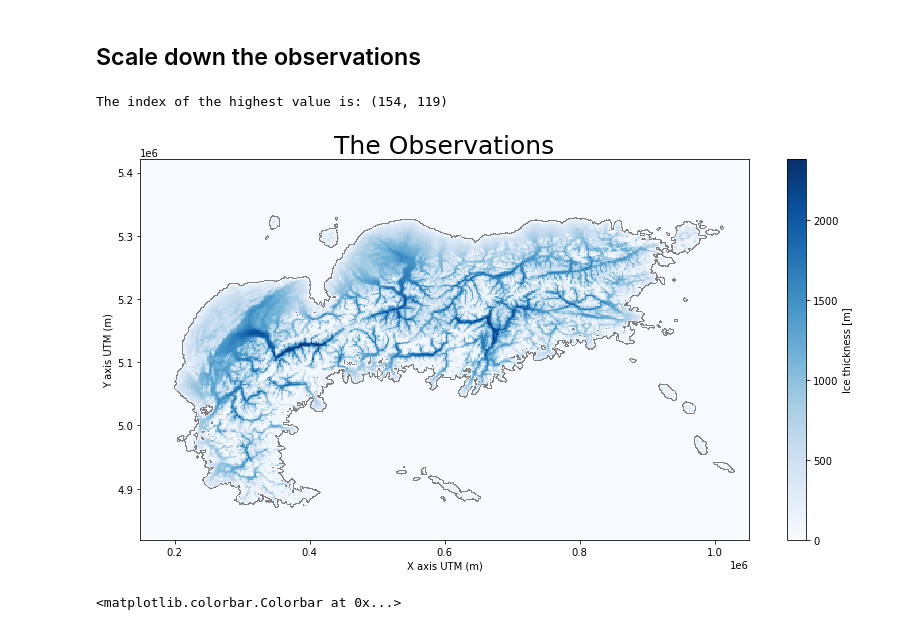
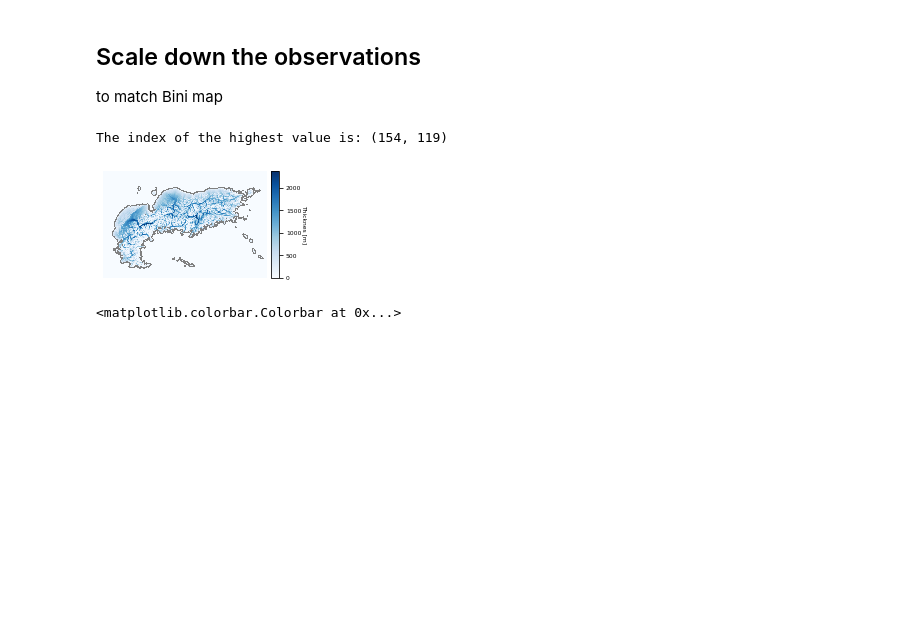
Before and after one commit to kejdilleshi/PaleoClimateRecon, a Jupyter notebook: Inversion/TestInversionResult.ipynb, the cells around one changed output. Saved outputs shown, nothing was run; the diff lists cells and outputs as text; code cells hidden in the pictures; blank space fills up the shorter version.

```diff
--- a/Inversion/TestInversionResult.ipynb
+++ b/Inversion/TestInversionResult.ipynb
@@ -17,9 +15,11 @@ def init_ela(tl, tr, bl, br):
     Z = bl * (1 - X) * (1 - Y) + br * X * (1 - Y) + tl * (1 - X) * Y + tr * X * Y
     return Z
 # %%
-fn = 'observation.nc'
+fn = 'Data/alps_topo/observation.nc'
 ds = nc.Dataset(fn)
 obs=ds['max_thk_obs']
 obs_gfp=np.array(obs)
+topg=ds['topg']
+topg=np.array(topg)
 X=ds['x'][:]
 Y=ds['y'][:]
@@ -60,5 +26,6 @@ ds_out.close()
 # %% [markdown]
 ## Scale down the observations
+to match Bini map
 # %%
 # Find the maximum value in the array
 max_thickness = np.max(obs[:])
@@ -74,23 +41,25 @@ print(f"The index of the highest value is: {index}")
 # %% [output]
 The index of the highest value is: (154, 119)
 # %%
-fig = plt.figure(figsize=(30,7))
+cm_converter=1/2.54
+fig = plt.figure(figsize=(8*cm_converter,5*cm_converter))
 
-ax1 = fig.add_subplot(121)
-ax1.set_title('The Observations', fontsize=20)
+ax1 = fig.add_subplot(111)
+# ax1.set_title('The Observations', fontsize=20)
 im1 = ax1.pcolor(X, Y, obs, cmap='Blues', shading='auto')
-fig.colorbar(im1, ax=ax1, label='Ice thickness [m]',fontsize=15)
 
 # Adding filled contours
 contours = ax1.contourf(X, Y, obs[:], [5,10], cmap='gray')
-
-ax1.set_xlabel('X axis UTM (m)', fontsize=15)
-ax1.set_ylabel('Y axis UTM (m)', fontsize=15)
-
-
+divider = make_axes_locatable(ax1)
+cax1 = divider.append_axes("right", size="5%", pad=0.05)
+cbar1 = plt.colorbar(im1, format="%d", cax=cax1)
+cbar1.ax.tick_params(labelsize=6)
+cbar1.ax.set_ylabel('Thicknes [m]', fontsize=6, rotation=270, labelpad=5)
+ax1.axis("off")
+plt.savefig('obs.png', bbox_inches='tight', dpi=300)
 plt.show()
 # %% [output]
-[figure, old version]
+[figure, new version]
 # %%
 fig = plt.figure(figsize=(30, 10))
 fig.suptitle('Observed footprint vs Igm (ela from inversion)',fontsize=25)
```
Also changed, not shown: parts of 8 cells of this notebook, 34 other files.
